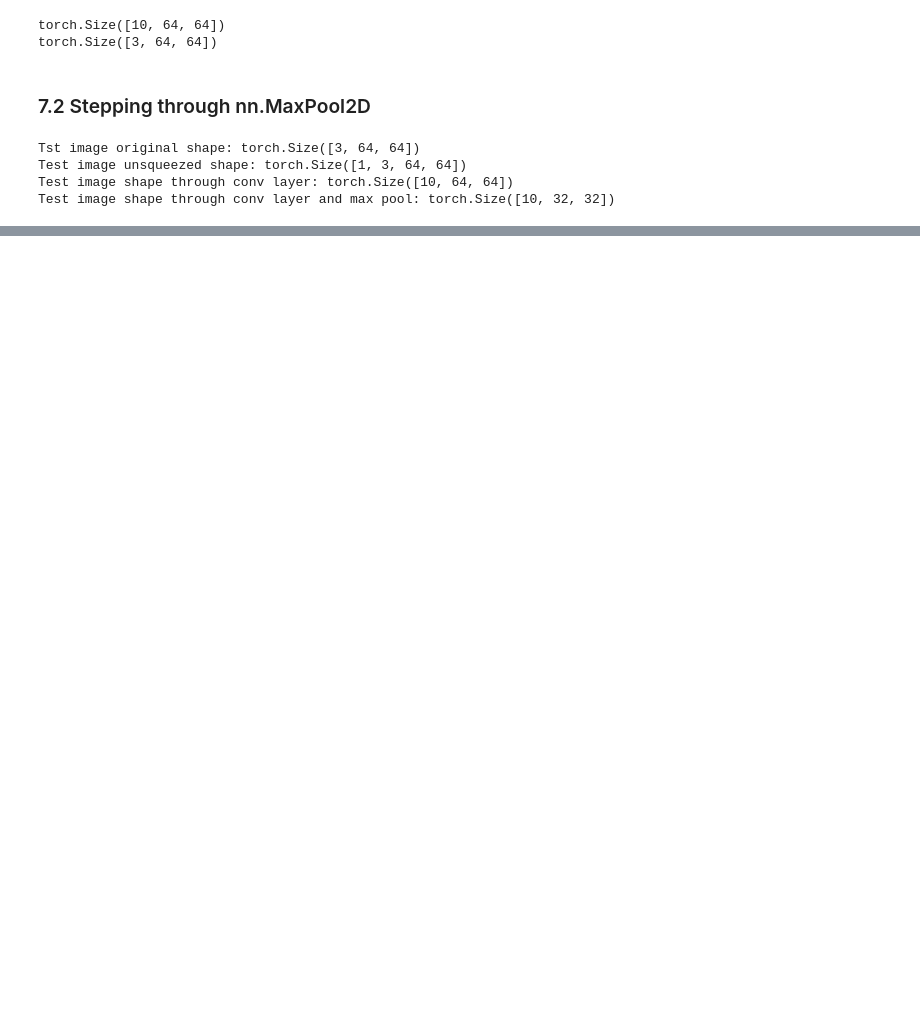
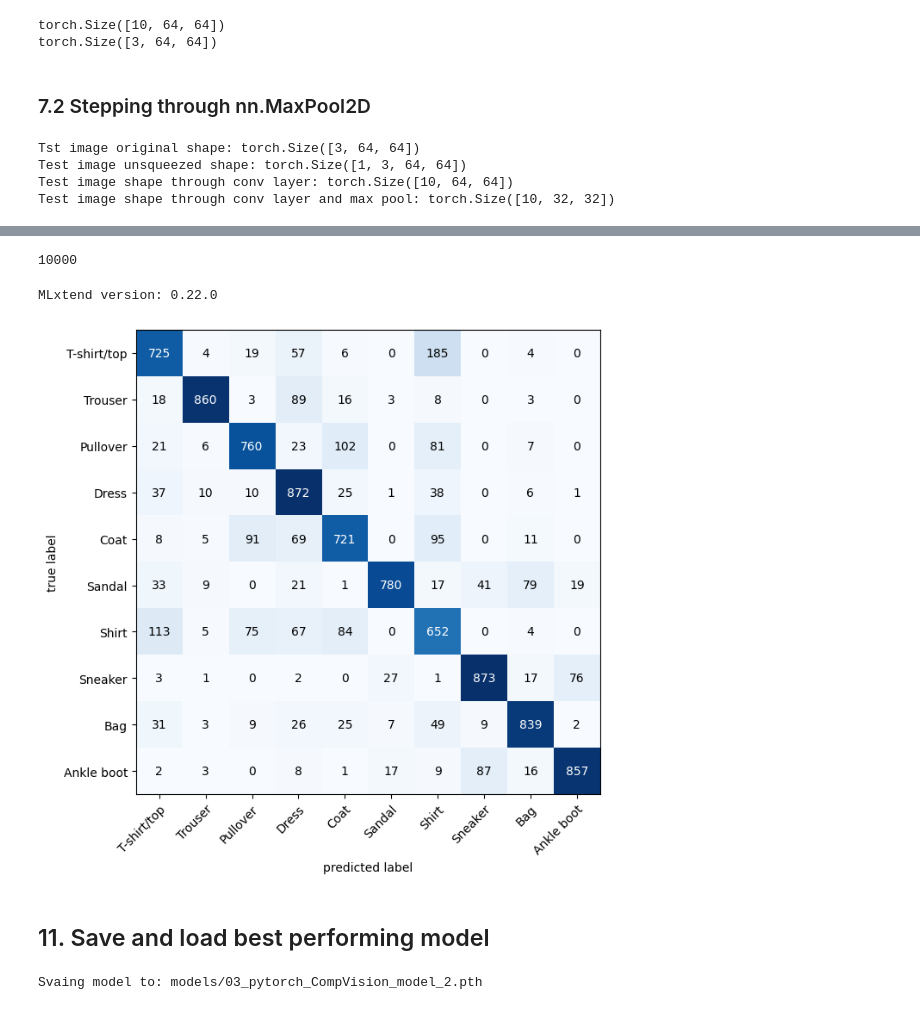
Before and after one commit to AeroEng16/machine-learning-with-python-logistic-regression-3211129, a Jupyter notebook: 03_computerVision.ipynb, the cells around one changed output, grey strips where cells are left out. Cells and saved outputs as stored; diff of their text form; code cells hidden in the pictures; blank space fills up the shorter version.

```diff
--- a/03_computerVision.ipynb
+++ b/03_computerVision.ipynb
@@ -841,0 +1039,78 @@ tensor([[-0.0291,  0.0396, -0.0288,  0.0550,  0.0497,  0.0312,  0.0086,  0.0044,
+# %%
+import mlxtend
+
+# import TQDM.auto
+
+from tqdm.auto import tqdm
+
+# Make predictions across full test dataset
+
+y_preds = []
+model_2.eval()
+with torch.inference_mode():
+  for X,y in tqdm(test_dataloader, desc="Making predictions ..."):
+    # Send data and target to target device
+    X,y = X.to(device), y.to(device)
+    # Do the forward pass
+    y_logit = model_2(X)
+    # Turn predictions from logits into preditction probabilities into pred labels
+    y_pred = torch.softmax(y_logit.squeeze(),dim=0).argmax(dim=1)
+    # Put prediction on cpu
+    y_preds.append(y_pred.to("cpu"))
+# Concatenate list of predictions into tensor
+y_preds_tensor=torch.cat(y_preds)
+len(y_preds_tensor)
+# %% [output]
+10000
+# %%
+# See if required packages are installed and if not install them
+
+try:
+  import torchmetrics, mlextend
+  print(f"mlexetend version: {mlextend.__version__}")
+  assert int(mlxtend.__version__.split(".")[1]>=19, "mlextend version should be 0.19.0 or higher")
+except:
+  !pip install -q torchmetrics -U mlxtend
+  import torchmetrics, mlxtend
+  print(f"MLxtend version: { mlxtend.__version__}")
+# %% [output]
+MLxtend version: 0.22.0
+# %%
+from torchmetrics import ConfusionMatrix
+from mlxtend.plotting import plot_confusion_matrix
+
+#2. Setup confusion matrix instance and compare predictions to targets
+
+confmat = ConfusionMatrix(task='multiclass',num_classes = len(class_to_idx.items()))
+confmat_tensor = confmat(y_preds_tensor,
+                         test_data.targets)
+
+# 3. Plot confusion matrix
+
+fig, ax = plot_confusion_matrix(
+    conf_mat=confmat_tensor.numpy(),  # matplotlib likes working with numpy
+    class_names = [k for k, v in class_to_idx.items()],
+    figsize=(10,7)
+)
+# %% [output]
+[figure, added]
+# %% [markdown]
+## 11. Save and load best performing model
+# %%
+from pathlib import Path
+
+# Create model directory path
+MODEL_PATH = Path("models")
+MODEL_PATH.mkdir(parents=True,
+                 exist_ok=True)
+
+# Create a model save path
+
+MODEL_NAME = "03_pytorch_CompVision_model_2.pth"
+MODEL_SAVE_PATH = MODEL_PATH / MODEL_NAME
+
+print(f"Svaing model to: {MODEL_SAVE_PATH}")
+torch.save(obj=model_2.state_dict(),
+           f=MODEL_SAVE_PATH)
+# %% [output]
+Svaing model to: models/03_pytorch_CompVision_model_2.pth
```
Also changed, not shown: parts of 32 cells of this notebook.
